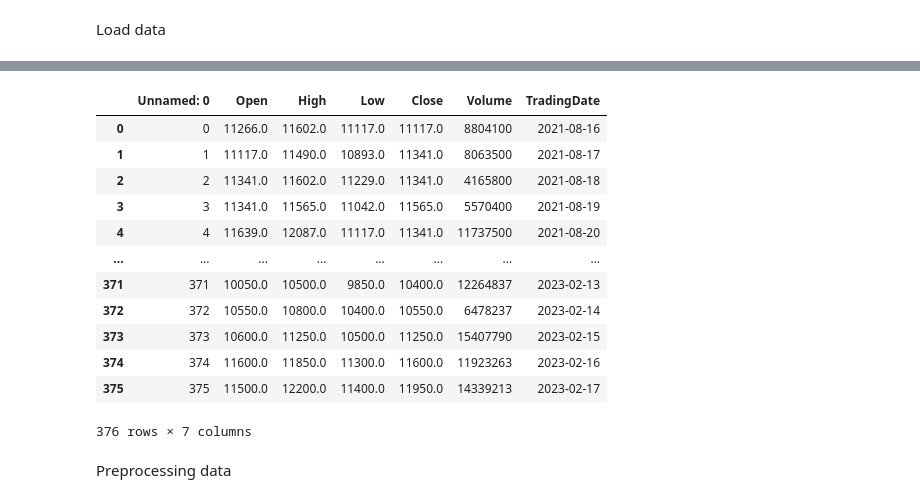
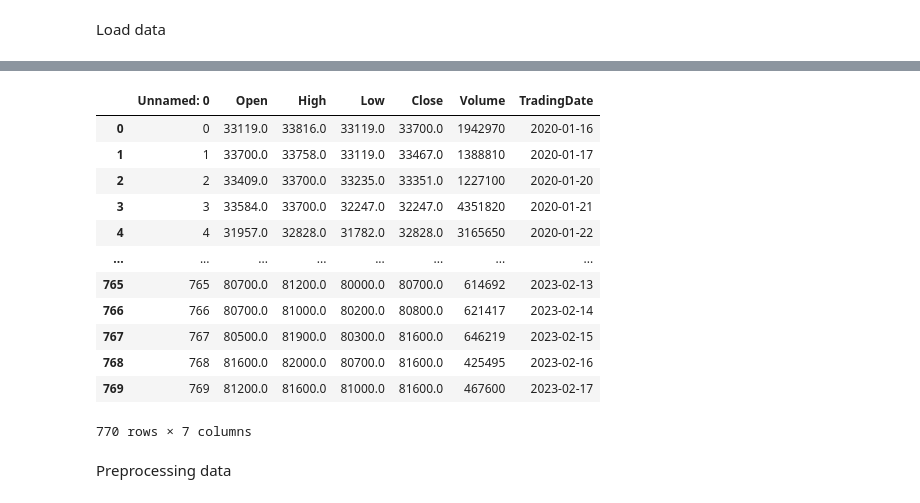
Before and after one commit to Zeres-Engel/Surfing-Stock, a Jupyter notebook: AI model/CreateModel.ipynb, the cells around one changed output, grey strips where cells are left out. Drawn from its saved outputs; the diff is of its cells as text; code cells hidden in the pictures.

```diff
--- a/AI model/CreateModel.ipynb
+++ b/AI model/CreateModel.ipynb
@@ -67,23 +66,23 @@ def get_data_for_xgb(filename):
     valid_df = pd.DataFrame(data=scale_valid_df, columns=_df.columns)
     return train_df, valid_df, scaler_train, scaler_valid
 # %%
-company = 'LCG'
+company = 'FPT'
 df = pd.read_csv(f"data/raw/{company}.csv", delimiter = ",", encoding="utf-8")
 df
 # %% [output]
 |  | Unnamed: 0 | Open | High | Low | Close | Volume | TradingDate |
-| 0 | 0 | 11266.0 | 11602.0 | 11117.0 | 11117.0 | 8804100 | 2021-08-16 |
-| 1 | 1 | 11117.0 | 11490.0 | 10893.0 | 11341.0 | 8063500 | 2021-08-17 |
-| 2 | 2 | 11341.0 | 11602.0 | 11229.0 | 11341.0 | 4165800 | 2021-08-18 |
-| 3 | 3 | 11341.0 | 11565.0 | 11042.0 | 11565.0 | 5570400 | 2021-08-19 |
-| 4 | 4 | 11639.0 | 12087.0 | 11117.0 | 11341.0 | 11737500 | 2021-08-20 |
+| 0 | 0 | 33119.0 | 33816.0 | 33119.0 | 33700.0 | 1942970 | 2020-01-16 |
+| 1 | 1 | 33700.0 | 33758.0 | 33119.0 | 33467.0 | 1388810 | 2020-01-17 |
+| 2 | 2 | 33409.0 | 33700.0 | 33235.0 | 33351.0 | 1227100 | 2020-01-20 |
+| 3 | 3 | 33584.0 | 33700.0 | 32247.0 | 32247.0 | 4351820 | 2020-01-21 |
+| 4 | 4 | 31957.0 | 32828.0 | 31782.0 | 32828.0 | 3165650 | 2020-01-22 |
 | ... | ... | ... | ... | ... | ... | ... | ... |
-| 371 | 371 | 10050.0 | 10500.0 | 9850.0 | 10400.0 | 12264837 | 2023-02-13 |
-| 372 | 372 | 10550.0 | 10800.0 | 10400.0 | 10550.0 | 6478237 | 2023-02-14 |
-| 373 | 373 | 10600.0 | 11250.0 | 10500.0 | 11250.0 | 15407790 | 2023-02-15 |
-| 374 | 374 | 11600.0 | 11850.0 | 11300.0 | 11600.0 | 11923263 | 2023-02-16 |
-| 375 | 375 | 11500.0 | 12200.0 | 11400.0 | 11950.0 | 14339213 | 2023-02-17 |
+| 765 | 765 | 80700.0 | 81200.0 | 80000.0 | 80700.0 | 614692 | 2023-02-13 |
+| 766 | 766 | 80700.0 | 81000.0 | 80200.0 | 80800.0 | 621417 | 2023-02-14 |
+| 767 | 767 | 80500.0 | 81900.0 | 80300.0 | 81600.0 | 646219 | 2023-02-15 |
+| 768 | 768 | 81600.0 | 82000.0 | 80700.0 | 81600.0 | 425495 | 2023-02-16 |
+| 769 | 769 | 81200.0 | 81600.0 | 81000.0 | 81600.0 | 467600 | 2023-02-17 |
-376 rows × 7 columns
+770 rows × 7 columns
 # %% [markdown]
 Preprocessing data
 # %%
```
Also changed, not shown: parts of 11 cells of this notebook, 19 other files.
